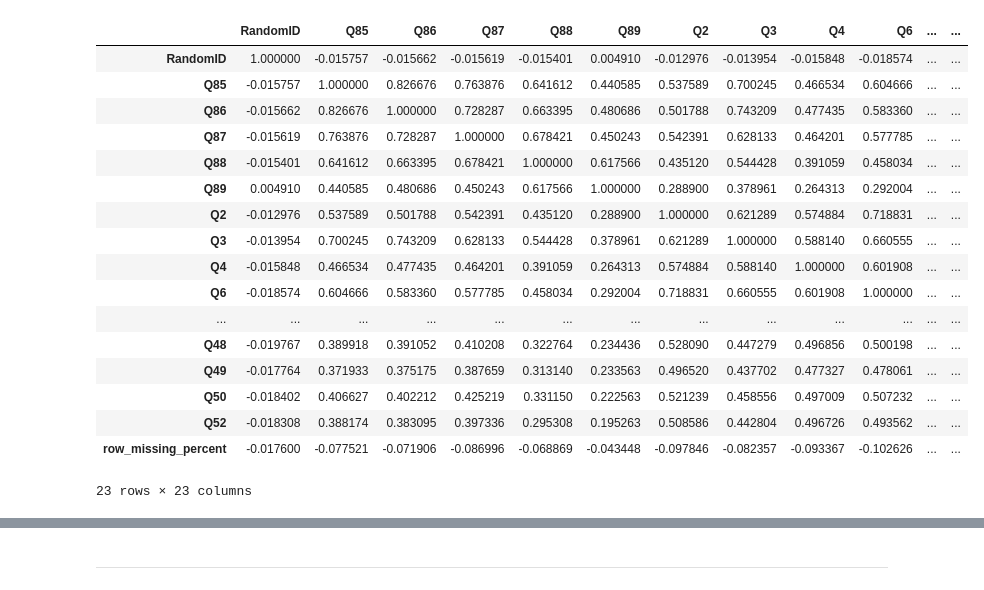
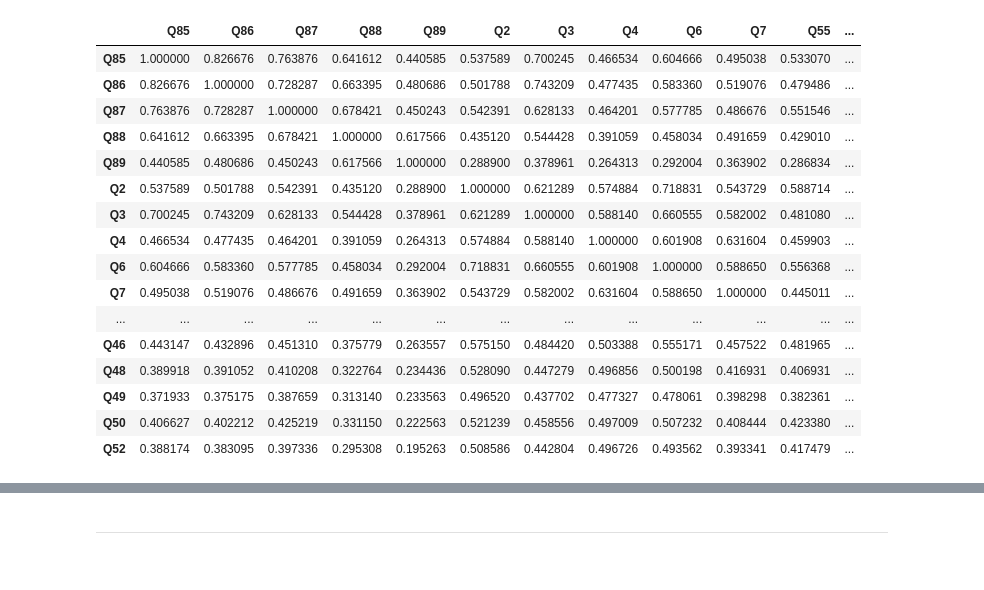
Before and after one commit to CJunger/agency-turnover, a Jupyter notebook: agency_analysis.ipynb, the cells around one changed output, grey strips where cells are left out. Drawn from its saved outputs; the diff is of its cells as text; code cells hidden in the pictures.

```diff
--- a/agency_analysis.ipynb
+++ b/agency_analysis.ipynb
@@ -289,0 +295,5 @@ labor_df['Q84'] = np.where(labor_df['Q84'].isin(['1', '2']),1,0)
+# %%
+#(6) get dummies for variables in Demographic Codes (DO NOT DO THIS FOR OUTCOME & Q84)
+demo_dummies = pd.get_dummies(df_labor_recoded, columns=['DRNO', 'DHISP', 'DDIS', 'DAGEGRP', 'DSUPER', 'DFEDTEN', 'DSEX', 'DMIL'])
+
+demo_dummies.tail()
@@ -289,0 +330,4 @@ labor_df['Q84'] = np.where(labor_df['Q84'].isin(['1', '2']),1,0)
+# %%
+demo_dummies['DLEAVING'] = np.where(demo_dummies['DLEAVING'] == 'A', 0, 1)
+
+demo_dummies
@@ -289,0 +350,3 @@ labor_df['Q84'] = np.where(labor_df['Q84'].isin(['1', '2']),1,0)
+# %%
+combined_labor_df = demo_dummies.copy()
+combined_labor_df.info()
@@ -291,0 +397,27 @@ Correlation Matrix to do Feature Selection
+# %%
+
+# Select the columns you need for Matrix
+selected_columns = ['Q85',
+ 'Q86',
+ 'Q87',
+ 'Q88',
+ 'Q89',
+ 'Q2',
+ 'Q3',
+ 'Q4',
+ 'Q6',
+ 'Q7',
+ 'Q55',
+ 'Q56',
+ 'Q57',
+ 'Q59',
+ 'Q60',
+ 'Q46',
+ 'Q48',
+ 'Q49',
+ 'Q50',
+ 'Q52',]
+
+# Create a new DataFrame with only the selected columns
+corr_df = combined_labor_df[selected_columns].copy()
+corr_df
@@ -316,25 +464,24 @@ sns.heatmap(corr, annot=True, mask = mask, cmap=cmap)
 # %%
 #Identify any variables that are correlated more than .8
 #Export Correlation to a DF
-corr = labor_df.corr()
-corr_df = pd.DataFrame(corr)
-corr_df
+corr = corr_df.corr()
+corr_matrix_df = pd.DataFrame(corr)
+corr_matrix_df
 # %% [output]
-|  | RandomID | Q85 | Q86 | Q87 | Q88 | Q89 | Q2 | Q3 | Q4 | Q6 | ... | ... |
-| RandomID | 1.000000 | -0.015757 | -0.015662 | -0.015619 | -0.015401 | 0.004910 | -0.012976 | -0.013954 | -0.015848 | -0.018574 | ... | ... |
-| Q85 | -0.015757 | 1.000000 | 0.826676 | 0.763876 | 0.641612 | 0.440585 | 0.537589 | 0.700245 | 0.466534 | 0.604666 | ... | ... |
-| Q86 | -0.015662 | 0.826676 | 1.000000 | 0.728287 | 0.663395 | 0.480686 | 0.501788 | 0.743209 | 0.477435 | 0.583360 | ... | ... |
-| Q87 | -0.015619 | 0.763876 | 0.728287 | 1.000000 | 0.678421 | 0.450243 | 0.542391 | 0.628133 | 0.464201 | 0.577785 | ... | ... |
-| Q88 | -0.015401 | 0.641612 | 0.663395 | 0.678421 | 1.000000 | 0.617566 | 0.435120 | 0.544428 | 0.391059 | 0.458034 | ... | ... |
-| Q89 | 0.004910 | 0.440585 | 0.480686 | 0.450243 | 0.617566 | 1.000000 | 0.288900 | 0.378961 | 0.264313 | 0.292004 | ... | ... |
-| Q2 | -0.012976 | 0.537589 | 0.501788 | 0.542391 | 0.435120 | 0.288900 | 1.000000 | 0.621289 | 0.574884 | 0.718831 | ... | ... |
-| Q3 | -0.013954 | 0.700245 | 0.743209 | 0.628133 | 0.544428 | 0.378961 | 0.621289 | 1.000000 | 0.588140 | 0.660555 | ... | ... |
-| Q4 | -0.015848 | 0.466534 | 0.477435 | 0.464201 | 0.391059 | 0.264313 | 0.574884 | 0.588140 | 1.000000 | 0.601908 | ... | ... |
-| Q6 | -0.018574 | 0.604666 | 0.583360 | 0.577785 | 0.458034 | 0.292004 | 0.718831 | 0.660555 | 0.601908 | 1.000000 | ... | ... |
+|  | Q85 | Q86 | Q87 | Q88 | Q89 | Q2 | Q3 | Q4 | Q6 | Q7 | Q55 | ... |
+| Q85 | 1.000000 | 0.826676 | 0.763876 | 0.641612 | 0.440585 | 0.537589 | 0.700245 | 0.466534 | 0.604666 | 0.495038 | 0.533070 | ... |
+| Q86 | 0.826676 | 1.000000 | 0.728287 | 0.663395 | 0.480686 | 0.501788 | 0.743209 | 0.477435 | 0.583360 | 0.519076 | 0.479486 | ... |
+| Q87 | 0.763876 | 0.728287 | 1.000000 | 0.678421 | 0.450243 | 0.542391 | 0.628133 | 0.464201 | 0.577785 | 0.486676 | 0.551546 | ... |
+| Q88 | 0.641612 | 0.663395 | 0.678421 | 1.000000 | 0.617566 | 0.435120 | 0.544428 | 0.391059 | 0.458034 | 0.491659 | 0.429010 | ... |
+| Q89 | 0.440585 | 0.480686 | 0.450243 | 0.617566 | 1.000000 | 0.288900 | 0.378961 | 0.264313 | 0.292004 | 0.363902 | 0.286834 | ... |
+| Q2 | 0.537589 | 0.501788 | 0.542391 | 0.435120 | 0.288900 | 1.000000 | 0.621289 | 0.574884 | 0.718831 | 0.543729 | 0.588714 | ... |
+| Q3 | 0.700245 | 0.743209 | 0.628133 | 0.544428 | 0.378961 | 0.621289 | 1.000000 | 0.588140 | 0.660555 | 0.582002 | 0.481080 | ... |
+| Q4 | 0.466534 | 0.477435 | 0.464201 | 0.391059 | 0.264313 | 0.574884 | 0.588140 | 1.000000 | 0.601908 | 0.631604 | 0.459903 | ... |
+| Q6 | 0.604666 | 0.583360 | 0.577785 | 0.458034 | 0.292004 | 0.718831 | 0.660555 | 0.601908 | 1.000000 | 0.588650 | 0.556368 | ... |
+| Q7 | 0.495038 | 0.519076 | 0.486676 | 0.491659 | 0.363902 | 0.543729 | 0.582002 | 0.631604 | 0.588650 | 1.000000 | 0.445011 | ... |
 | ... | ... | ... | ... | ... | ... | ... | ... | ... | ... | ... | ... | ... |
-| Q48 | -0.019767 | 0.389918 | 0.391052 | 0.410208 | 0.322764 | 0.234436 | 0.528090 | 0.447279 | 0.496856 | 0.500198 | ... | ... |
-| Q49 | -0.017764 | 0.371933 | 0.375175 | 0.387659 | 0.313140 | 0.233563 | 0.496520 | 0.437702 | 0.477327 | 0.478061 | ... | ... |
-| Q50 | -0.018402 | 0.406627 | 0.402212 | 0.425219 | 0.331150 | 0.222563 | 0.521239 | 0.458556 | 0.497009 | 0.507232 | ... | ... |
-| Q52 | -0.018308 | 0.388174 | 0.383095 | 0.397336 | 0.295308 | 0.195263 | 0.508586 | 0.442804 | 0.496726 | 0.493562 | ... | ... |
-| row_missing_percent | -0.017600 | -0.077521 | -0.071906 | -0.086996 | -0.068869 | -0.043448 | -0.097846 | -0.082357 | -0.093367 | -0.102626 | ... | ... |
+| Q46 | 0.443147 | 0.432896 | 0.451310 | 0.375779 | 0.263557 | 0.575150 | 0.484420 | 0.503388 | 0.555171 | 0.457522 | 0.481965 | ... |
+| Q48 | 0.389918 | 0.391052 | 0.410208 | 0.322764 | 0.234436 | 0.528090 | 0.447279 | 0.496856 | 0.500198 | 0.416931 | 0.406931 | ... |
+| Q49 | 0.371933 | 0.375175 | 0.387659 | 0.313140 | 0.233563 | 0.496520 | 0.437702 | 0.477327 | 0.478061 | 0.398298 | 0.382361 | ... |
+| Q50 | 0.406627 | 0.402212 | 0.425219 | 0.331150 | 0.222563 | 0.521239 | 0.458556 | 0.497009 | 0.507232 | 0.408444 | 0.423380 | ... |
+| Q52 | 0.388174 | 0.383095 | 0.397336 | 0.295308 | 0.195263 | 0.508586 | 0.442804 | 0.496726 | 0.493562 | 0.393341 | 0.417479 | ... |
-23 rows × 23 columns
```
Also changed, not shown: parts of 72 cells of this notebook.
